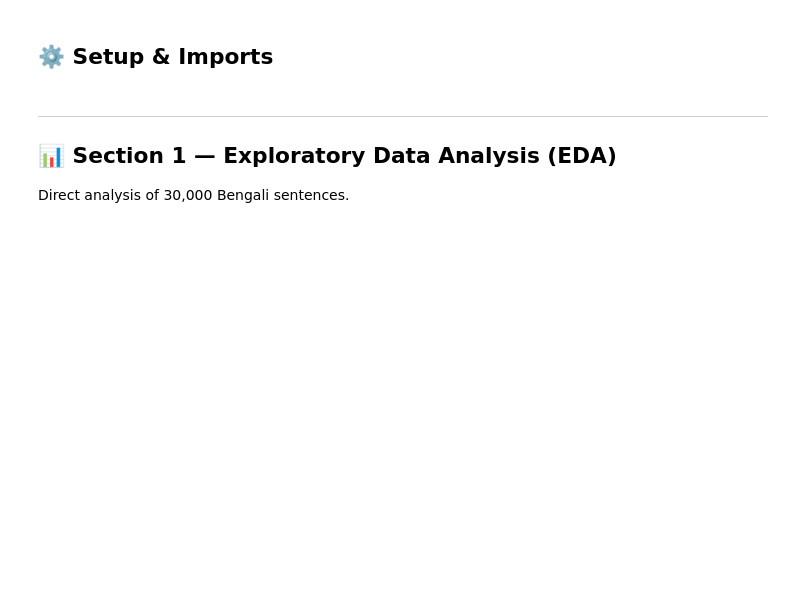
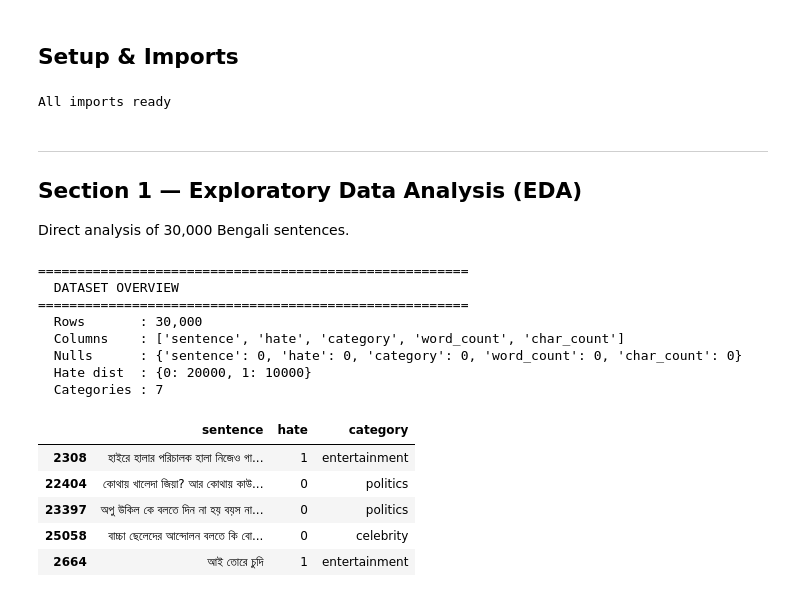
Before and after one commit to vishal606/Automated-Hate-Speech-Detection-in-Bengali-Social-Media, a Jupyter notebook: Bengali_NLP_Complete.ipynb, the cells around one changed output. Saved outputs shown, nothing was run; the diff lists cells and outputs as text; code cells hidden in the pictures; blank space fills up the shorter version.

```diff
--- a/Bengali_NLP_Complete.ipynb
+++ b/Bengali_NLP_Complete.ipynb
@@ -34,7 +34,7 @@
 | 25 | Transformer Self-Attention |
 | 26 | Grand Final Comparison |
 # %% [markdown]
-## ⚙️ Setup & Imports
+## Setup & Imports
 # %%
 !pip install pandas numpy matplotlib seaborn scikit-learn gensim nltk -q
 # %%
@@ -77,27 +77,44 @@ plt.rcParams.update({
     'grid.linestyle':'--','font.family':'DejaVu Sans',
 })
 P = ['#58a6ff','#f78166','#3fb950','#d2a8ff','#ffa657','#79c0ff','#ff7eb6','#56d364']
-print("✅ All imports ready")
+print("All imports ready")
+# %% [output]
+All imports ready
 # %% [markdown]
 ---
-## 📊 Section 1 — Exploratory Data Analysis (EDA)
+## Section 1 — Exploratory Data Analysis (EDA)
 Direct analysis of 30,000 Bengali sentences.
 # %%
-df = pd.read_csv("Bengali_hate_speech_.csv")
+df = pd.read_csv("/content/Bengali hate speech .csv")
 df['sentence'] = df['sentence'].astype(str)
 df['word_count'] = df['sentence'].str.split().str.len()
 df['char_count'] = df['sentence'].str.len()
 
 print("="*55)
 print("  DATASET OVERVIEW")
 print("="*55)
 print(f"  Rows       : {len(df):,}")
 print(f"  Columns    : {list(df.columns)}")
 print(f"  Nulls      : {df.isnull().sum().to_dict()}")
 print(f"  Hate dist  : {df['hate'].value_counts().to_dict()}")
 print(f"  Categories : {df['category'].nunique()}")
 print()
 display(df.sample(5, random_state=42)[['sentence','hate','category']])
+# %% [output]
+=======================================================
+  DATASET OVERVIEW
+=======================================================
+  Rows       : 30,000
+  Columns    : ['sentence', 'hate', 'category', 'word_count', 'char_count']
+  Nulls      : {'sentence': 0, 'hate': 0, 'category': 0, 'word_count': 0, 'char_count': 0}
+  Hate dist  : {0: 20000, 1: 10000}
+  Categories : 7
+|  | sentence | hate | category |
+| 2308 | হাইরে হালার পরিচালক হালা নিজেও গা... | 1 | entertainment |
+| 22404 | কোথায় খালেদা জিয়া? আর কোথায় কাউ... | 0 | politics |
+| 23397 | অপু উকিল কে বলতে দিন না হয় বয়স না... | 0 | politics |
+| 25058 | বাচ্চা ছেলেদের আন্দোলন বলতে কি বো... | 0 | celebrity |
+| 2664 | আই তোরে চুদি | 1 | entertainment |
 # %%
 fig, axes = plt.subplots(2, 2, figsize=(16, 11))
 fig.suptitle("Bengali Hate Speech — EDA Overview", fontsize=15, fontweight='bold', y=1.01)
```
Also changed, not shown: parts of 65 cells of this notebook.
